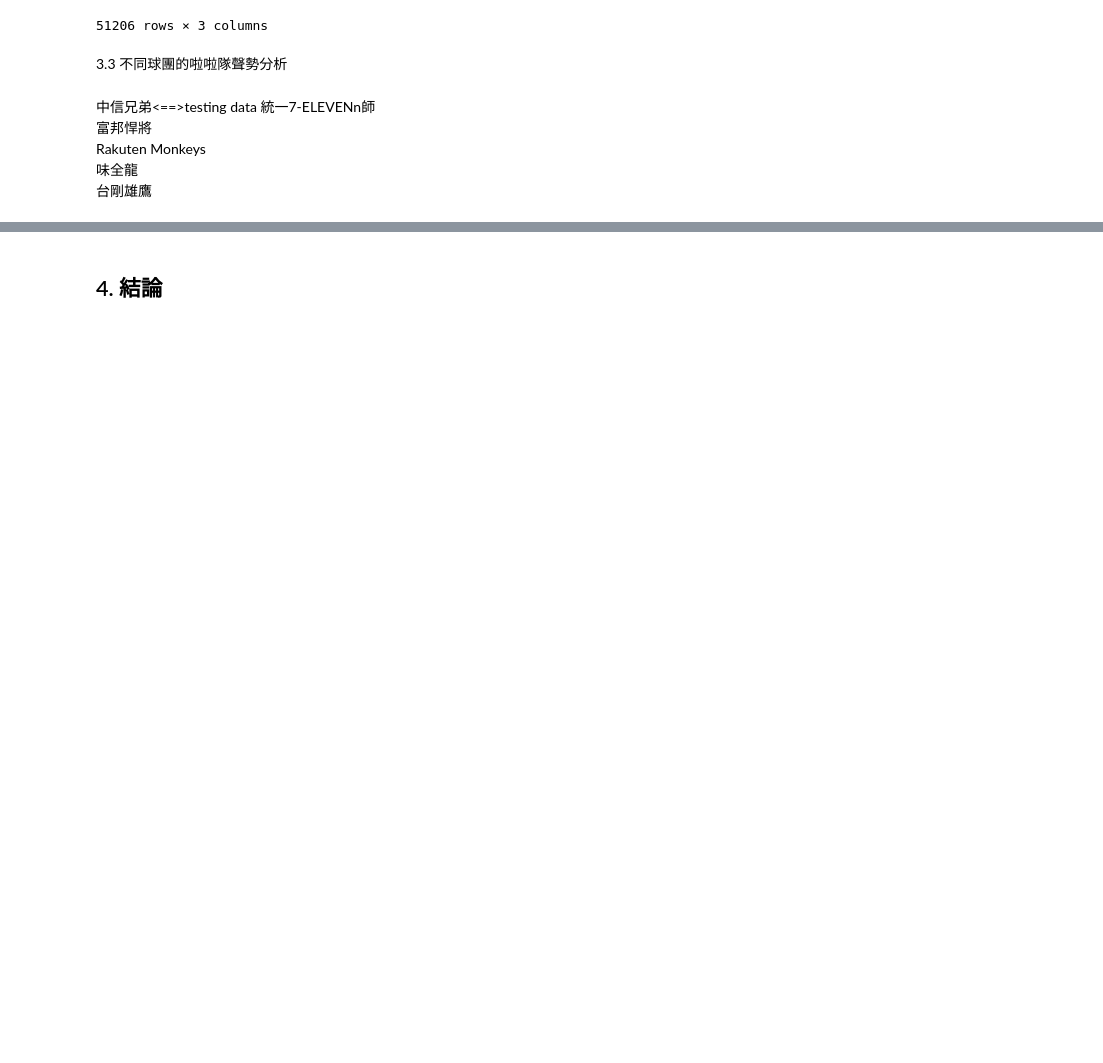
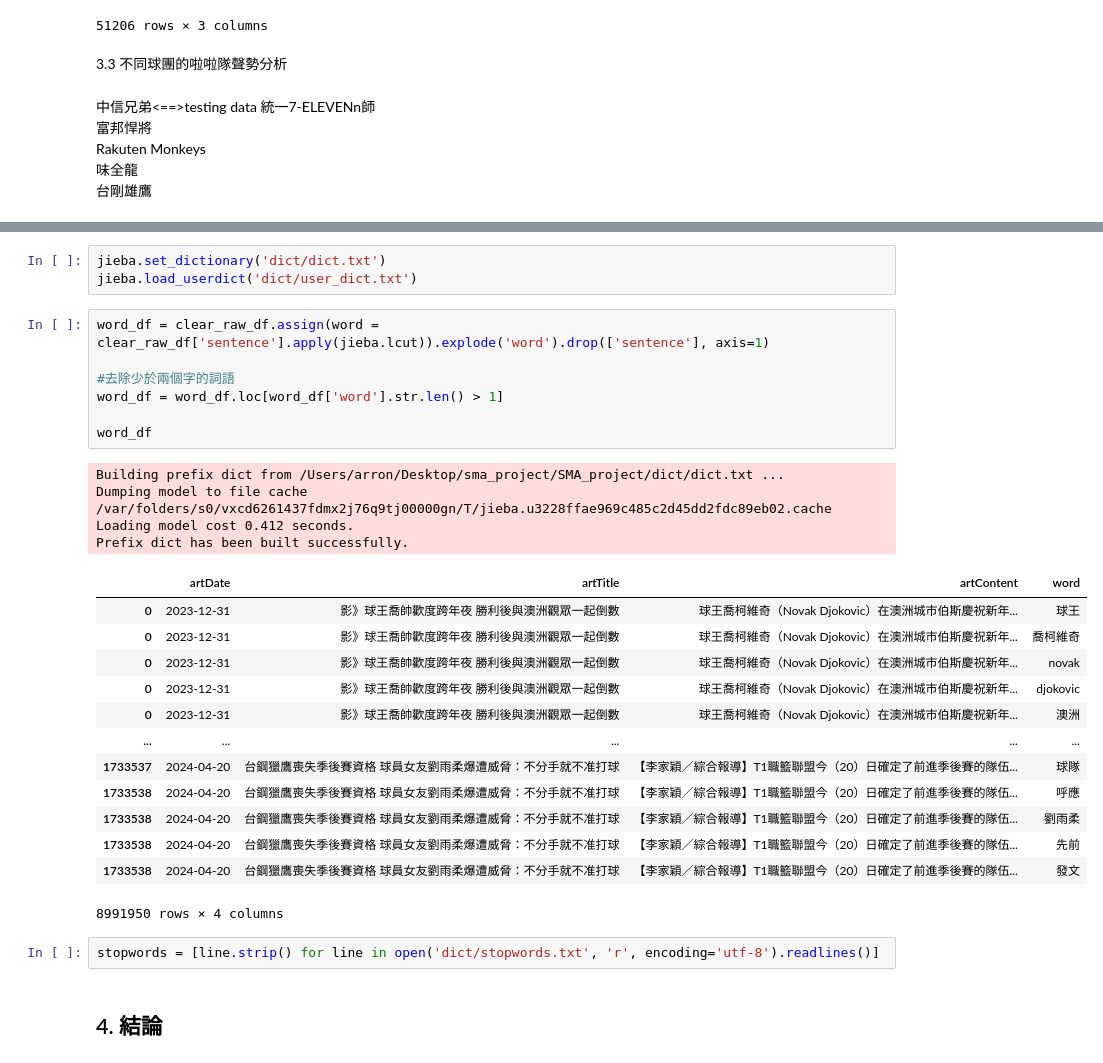
Before and after one commit to weiyu9805/SMA_project, a Jupyter notebook: project1.ipynb, the cells around one changed output, grey strips where cells are left out. Saved outputs shown, nothing was run; the diff lists cells and outputs as text; blank space fills up the shorter version.

```diff
--- a/project1.ipynb
+++ b/project1.ipynb
@@ -224,5 +226,35 @@ clear_raw_df
 | 1733537 | 2024-04-20 | 台鋼獵鷹喪失季後賽資格 球員女友劉雨柔爆遭威脅：不分手就不准打球 | 【李家穎／綜合報導】T1職籃聯盟今（20）日確定了前進季後賽的隊伍... | 就在本季季中突然離開球隊 |
 | 1733538 | 2024-04-20 | 台鋼獵鷹喪失季後賽資格 球員女友劉雨柔爆遭威脅：不分手就不准打球 | 【李家穎／綜合報導】T1職籃聯盟今（20）日確定了前進季後賽的隊伍... | 呼應劉雨柔先前的發文 |
 1695224 rows × 4 columns
+# %%
+jieba.set_dictionary('dict/dict.txt')
+jieba.load_userdict('dict/user_dict.txt')
+# %%
+word_df = clear_raw_df.assign(word = clear_raw_df['sentence'].apply(jieba.lcut)).explode('word').drop(['sentence'], axis=1)
+
+#去除少於兩個字的詞語
+word_df = word_df.loc[word_df['word'].str.len() > 1]
+
+word_df
+# %% [output]
+Building prefix dict from /Users/arron/Desktop/sma_project/SMA_project/dict/dict.txt ...
+Dumping model to file cache /var/folders/s0/vxcd6261437fdmx2j76q9tj00000gn/T/jieba.u3228ffae969c485c2d45dd2fdc89eb02.cache
+Loading model cost 0.412 seconds.
+Prefix dict has been built successfully.
+|  | artDate | artTitle | artContent | word |
+| 0 | 2023-12-31 | 影》球王喬帥歡度跨年夜 勝利後與澳洲觀眾一起倒數 | 球王喬柯維奇（Novak Djokovic）在澳洲城市伯斯慶祝新年... | 球王 |
+| 0 | 2023-12-31 | 影》球王喬帥歡度跨年夜 勝利後與澳洲觀眾一起倒數 | 球王喬柯維奇（Novak Djokovic）在澳洲城市伯斯慶祝新年... | 喬柯維奇 |
+| 0 | 2023-12-31 | 影》球王喬帥歡度跨年夜 勝利後與澳洲觀眾一起倒數 | 球王喬柯維奇（Novak Djokovic）在澳洲城市伯斯慶祝新年... | novak |
+| 0 | 2023-12-31 | 影》球王喬帥歡度跨年夜 勝利後與澳洲觀眾一起倒數 | 球王喬柯維奇（Novak Djokovic）在澳洲城市伯斯慶祝新年... | djokovic |
+| 0 | 2023-12-31 | 影》球王喬帥歡度跨年夜 勝利後與澳洲觀眾一起倒數 | 球王喬柯維奇（Novak Djokovic）在澳洲城市伯斯慶祝新年... | 澳洲 |
+| ... | ... | ... | ... | ... |
+| 1733537 | 2024-04-20 | 台鋼獵鷹喪失季後賽資格 球員女友劉雨柔爆遭威脅：不分手就不准打球 | 【李家穎／綜合報導】T1職籃聯盟今（20）日確定了前進季後賽的隊伍... | 球隊 |
+| 1733538 | 2024-04-20 | 台鋼獵鷹喪失季後賽資格 球員女友劉雨柔爆遭威脅：不分手就不准打球 | 【李家穎／綜合報導】T1職籃聯盟今（20）日確定了前進季後賽的隊伍... | 呼應 |
+| 1733538 | 2024-04-20 | 台鋼獵鷹喪失季後賽資格 球員女友劉雨柔爆遭威脅：不分手就不准打球 | 【李家穎／綜合報導】T1職籃聯盟今（20）日確定了前進季後賽的隊伍... | 劉雨柔 |
+| 1733538 | 2024-04-20 | 台鋼獵鷹喪失季後賽資格 球員女友劉雨柔爆遭威脅：不分手就不准打球 | 【李家穎／綜合報導】T1職籃聯盟今（20）日確定了前進季後賽的隊伍... | 先前 |
+| 1733538 | 2024-04-20 | 台鋼獵鷹喪失季後賽資格 球員女友劉雨柔爆遭威脅：不分手就不准打球 | 【李家穎／綜合報導】T1職籃聯盟今（20）日確定了前進季後賽的隊伍... | 發文 |
+8991950 rows × 4 columns
+# %%
+stopwords = [line.strip() for line in open('dict/stopwords.txt', 'r', encoding='utf-8').readlines()]
 # %% [markdown]
 ## 4. 結論
```
Also changed, not shown: parts of 2 cells of this notebook, 3 other files.
